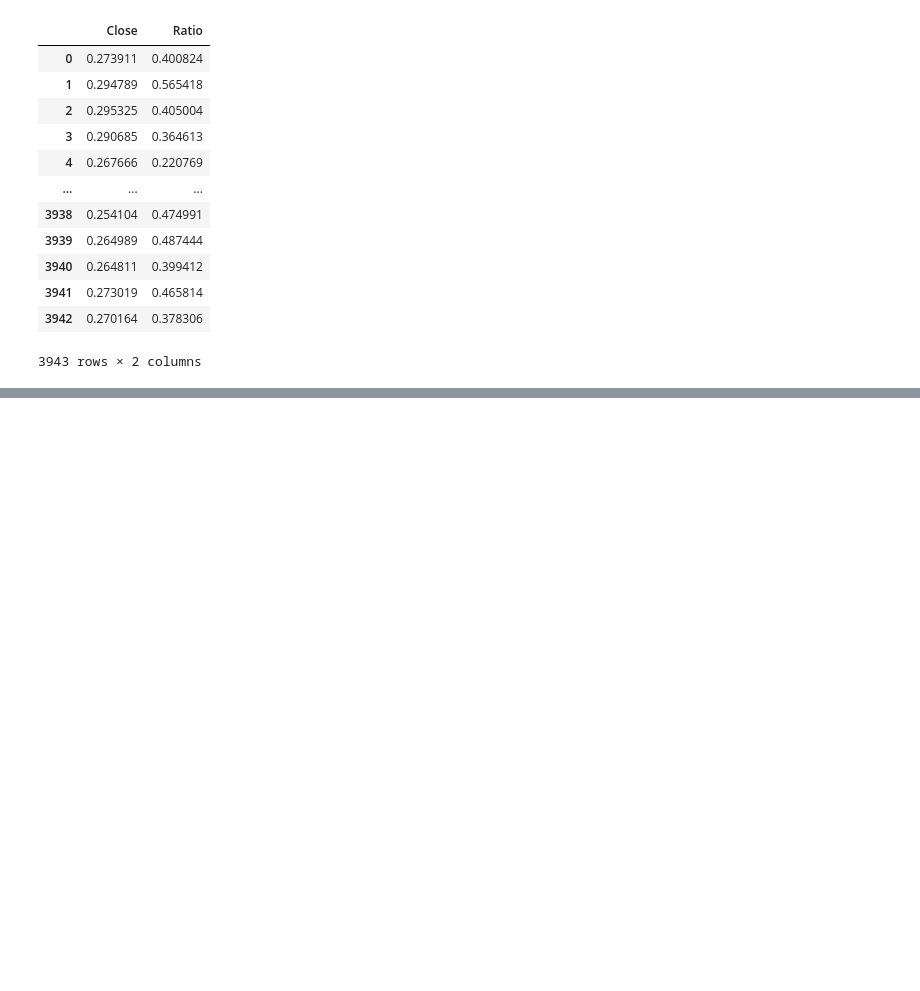
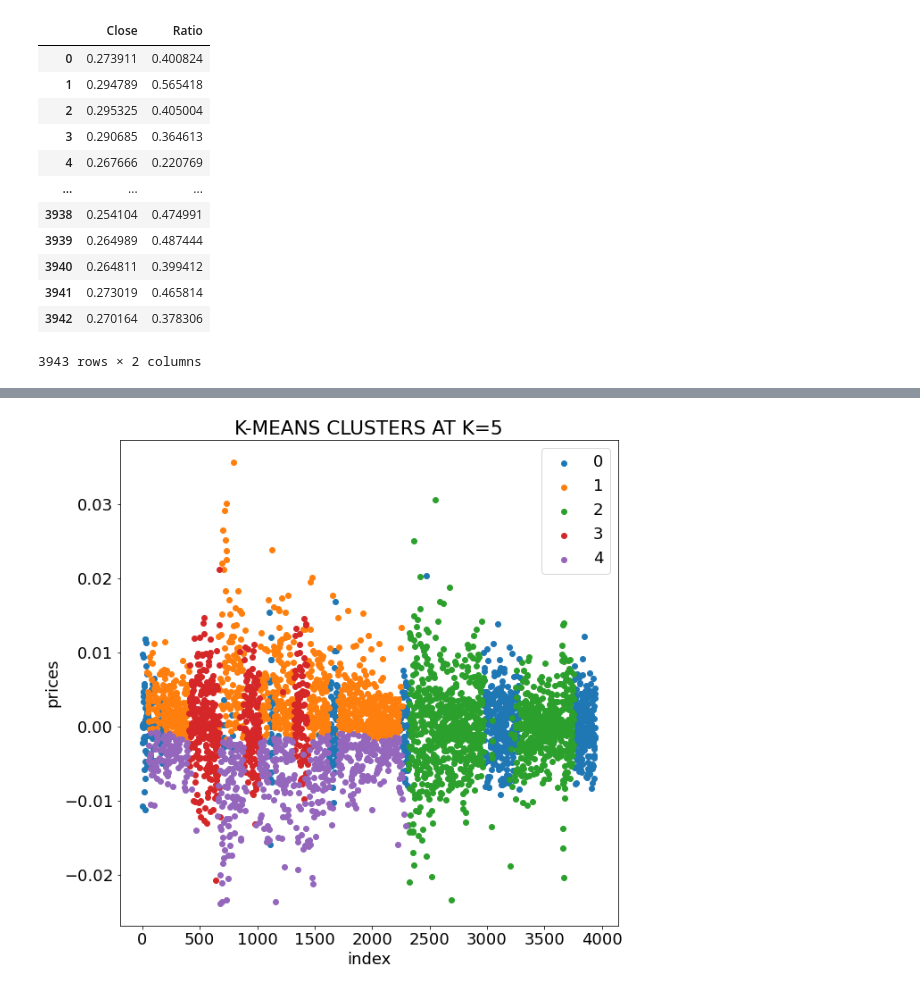
Before and after one commit to ruslanmasinjila/Applied_Data_Science_With_Python, a Jupyter notebook: EURUSD/eurusd_v2.ipynb, the cells around one changed output, grey strips where cells are left out. Saved outputs shown, nothing was run; the diff lists cells and outputs as text; code cells hidden in the pictures; blank space fills up the shorter version.

```diff
--- a/EURUSD/eurusd_v2.ipynb
+++ b/EURUSD/eurusd_v2.ipynb
@@ -49,0 +66,23 @@ plt.show()
+# %%
+#####################################################################################
+# BEGIN K-MEANS
+#####################################################################################
+num_clusters = 5
+kmeans = KMeans(n_clusters= num_clusters)
+label = kmeans.fit_predict(prices_standardized)
+u_labels = np.unique(label)
+
+idx = np.array(list(prices.index))
+close_price = np.array(list(prices['Ratio']))
+
+
+fig = plt.figure()
+for i in u_labels:
+    plt.scatter(idx[label == i] , close_price[label == i] , label = i)
+plt.legend()
+plt.xlabel("index")
+plt.ylabel("prices")
+plt.title("K-MEANS CLUSTERS AT K={}".format(num_clusters))
+plt.show()
+# %% [output]
+[figure, added]
```
Also changed, not shown: parts of 3 cells of this notebook, 2 other files.
